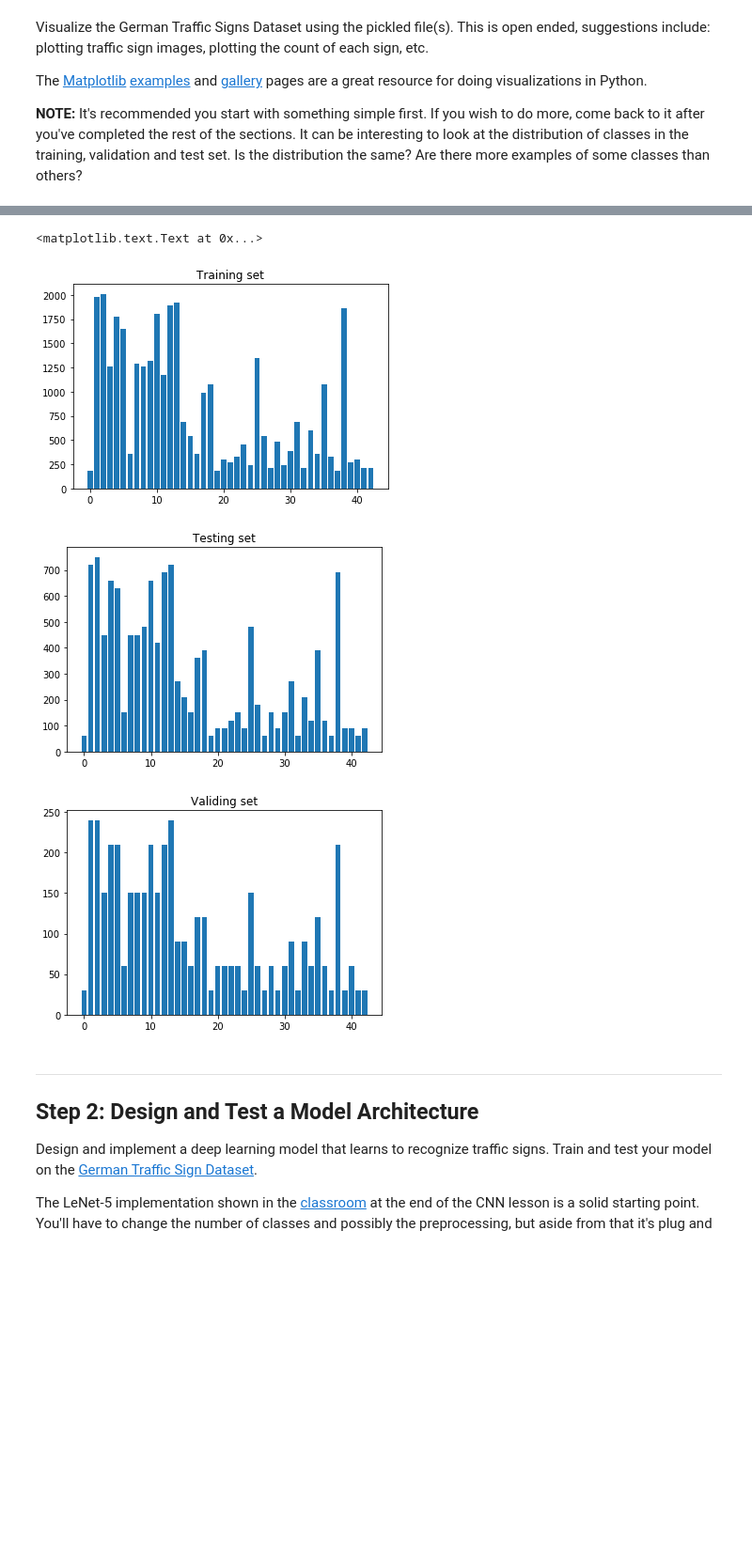
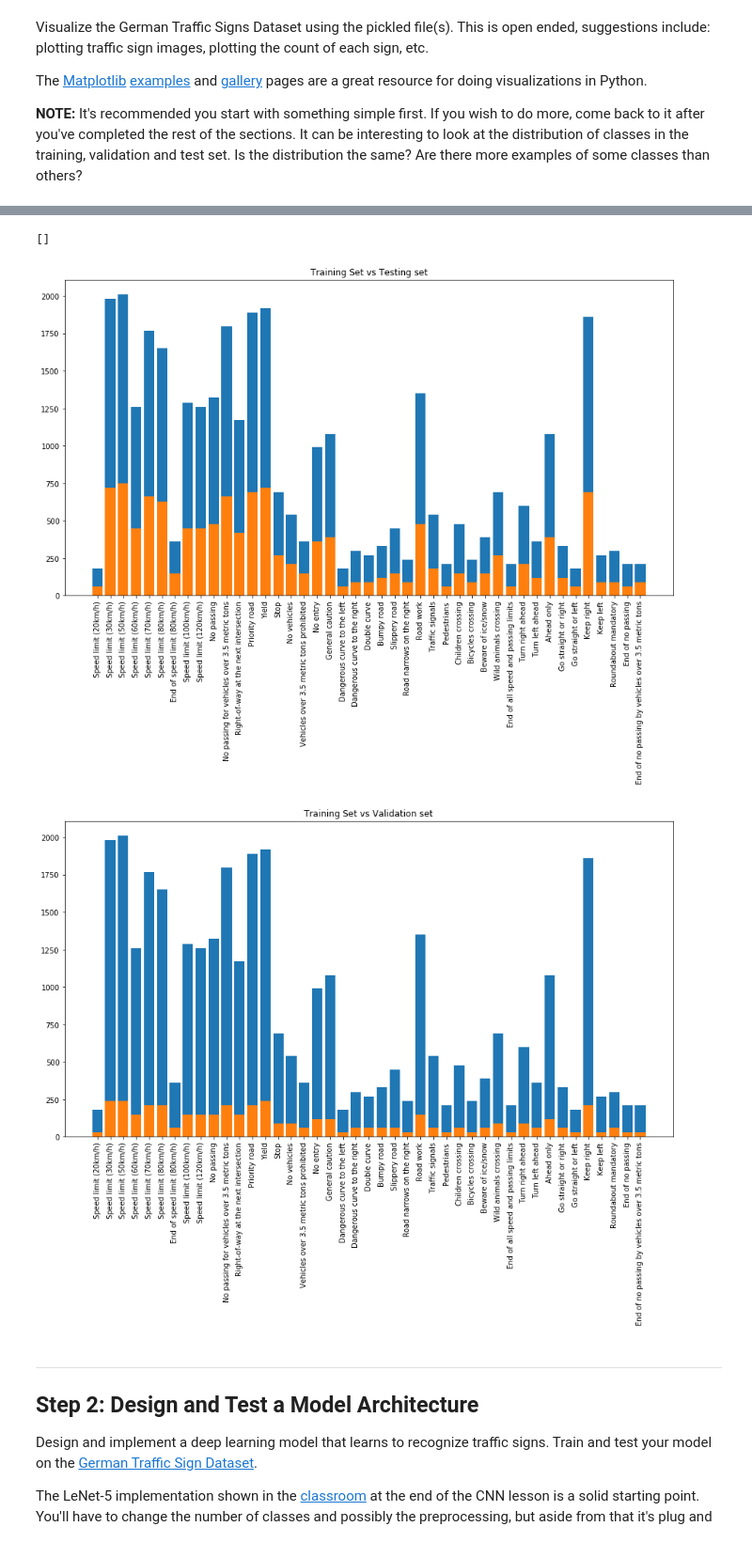
Before and after one commit to hangcui1201/Term1-Self-Driving-Car-Engineer-Nanodegree, a Jupyter notebook: Project_02_Traffic_Sign_Classifier/Traffic_Sign_Classifier.ipynb, the cells around one changed output, grey strips where cells are left out. Shown: that part at 94% size. Drawn from its saved outputs; the diff is of its cells as text; code cells hidden in the pictures; blank space fills up the shorter version.

```diff
--- a/Project_02_Traffic_Sign_Classifier/Traffic_Sign_Classifier.ipynb
+++ b/Project_02_Traffic_Sign_Classifier/Traffic_Sign_Classifier.ipynb
@@ -136,36 +136,45 @@ for index in random_index:
 # %%
+import pandas as pd
+
+df = pd.read_csv('signnames.csv')
+
+labels_text = []
+# len(probs_index): how many images
+for i in range(n_classes):
+    text = []
+    labels_text.append(df['SignName'][i])
+
 # Plot distributions
 def get_distribution(y):
     examples = np.zeros(n_classes, dtype=np.int32)
     for i in range(0, n_classes):
         examples[i] = sum(y == i)
     return examples
 
 labels = range(0, n_classes)
-plt.figure(1)
+
+plt.figure(1, figsize=(15,8))
+train_examples = get_distribution(y_train)
+test_examples = get_distribution(y_test)
+plt.bar(labels, train_examples)
+plt.bar(labels, test_examples)
+plt.xticks(labels, labels_text, rotation='vertical')
+plt.title('Training Set vs Testing set')
 plt.plot()
-train_examples = get_distribution(y_train)
-plt.bar(labels, train_examples)
-plt.title('Training set')
 
 print()
-plt.figure(2)
+plt.figure(2, figsize=(15,8))
+train_examples = get_distribution(y_train)
+valid_examples = get_distribution(y_valid)
+plt.bar(labels, train_examples)
+plt.bar(labels, valid_examples)
+plt.title('Training Set vs Validation set')
+plt.xticks(labels, labels_text, rotation='vertical')
 plt.plot()
-test_examples = get_distribution(y_test)
-plt.bar(labels, test_examples)
-plt.title('Testing set')
-
-print()
-plt.figure(3)
-plt.plot()
-valid_examples = get_distribution(y_valid)
-plt.bar(labels, valid_examples)
-plt.title('Validing set')
 # %% [output]
-<matplotlib.text.Text at 0x...>
+[]
-[figure, old version]
+[figure, new version]
-[figure, old version]
+[figure, new version]
-[figure, removed]
 # %% [markdown]
 ----
 
```
Also changed, not shown: parts of 1 cell of this notebook.
